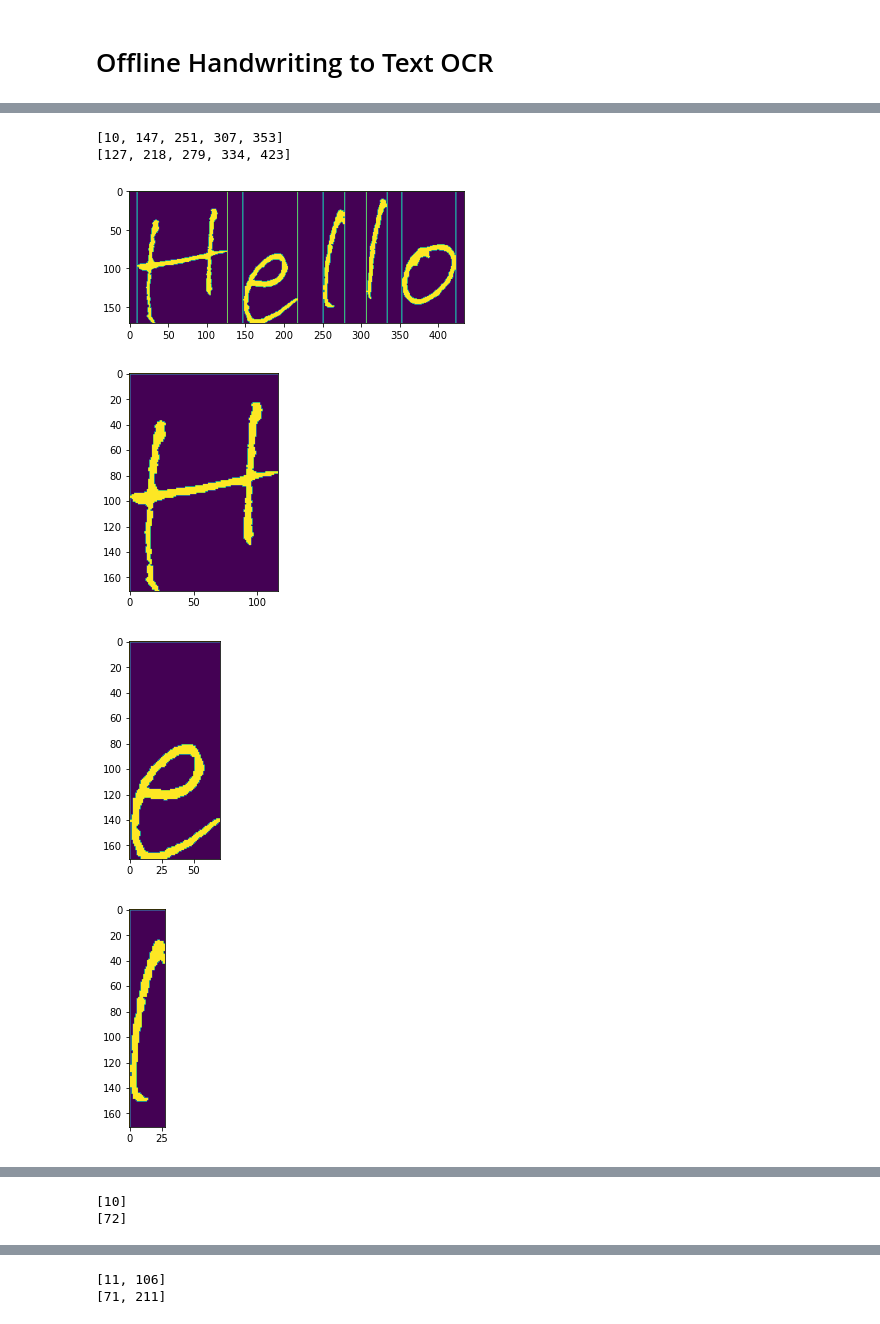
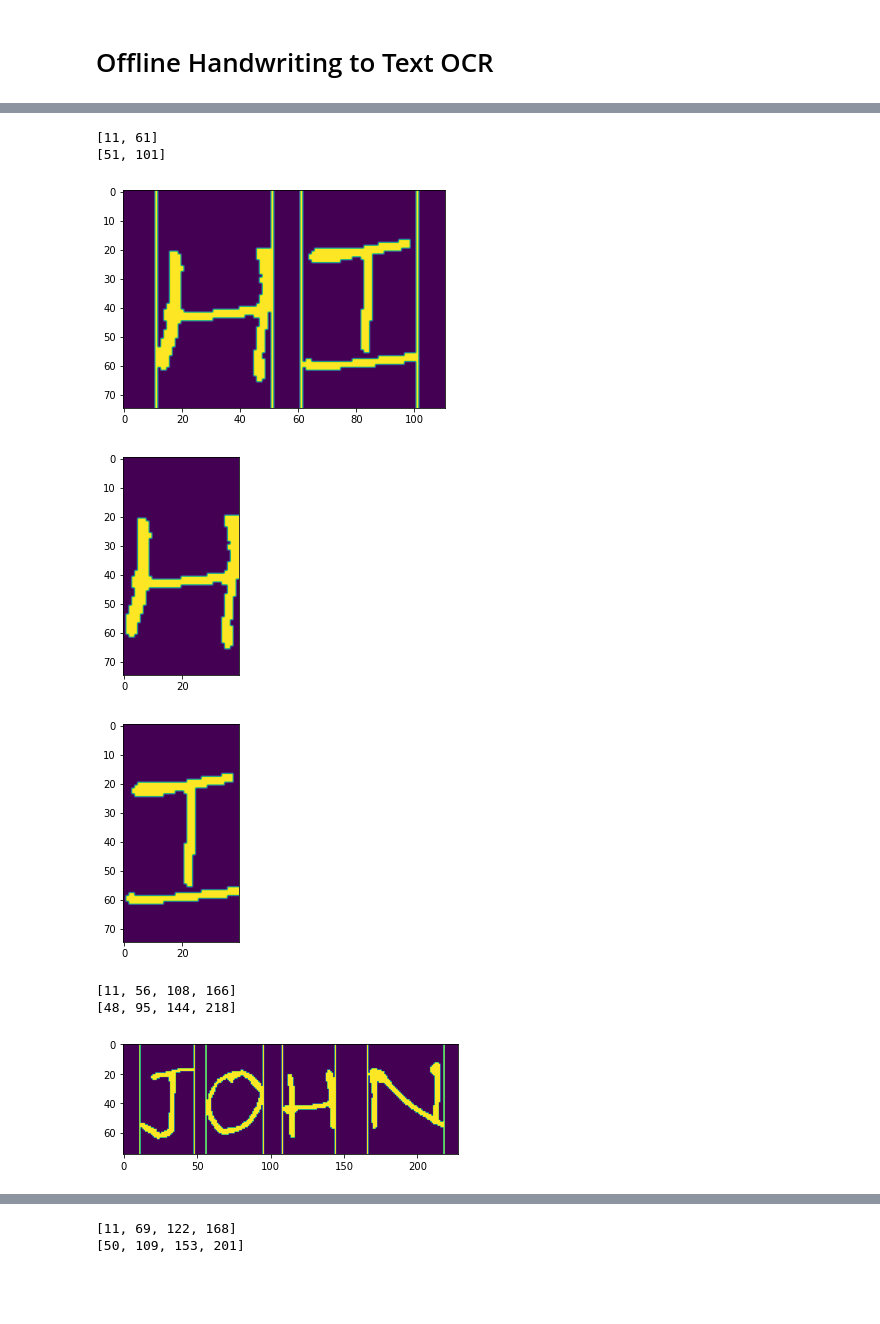
Before and after one commit to MdNaseerHussain/IVP-Term-Project-OCR, a Jupyter notebook: OCR.ipynb, the cells around one changed output, grey strips where cells are left out. Saved outputs shown, nothing was run; the diff lists cells and outputs as text; code cells hidden in the pictures; blank space fills up the shorter version.

```diff
--- a/OCR.ipynb
+++ b/OCR.ipynb
@@ -5,7 +5,7 @@ import cv2
 import matplotlib.pyplot as plt
 import numpy as np
 from math import inf
-image = cv2.imread('Sathvik_spaced.jpg')
+image = cv2.imread('Naush_Caps.jpg')
 # %%
 # Convert image to binary 0-1 image using Otsu's threshold
 gray = cv2.cvtColor(image, cv2.COLOR_BGR2GRAY)
@@ -154,8 +154,8 @@ for i in range(len(text_lines)):
     print(lefts)
     print(rights)
     # Draw the words
-    line = text_lines[i]
-    original_line = original_text_lines[i]
+    line = text_lines[i].copy()
+    original_line = original_text_lines[i].copy()
     for x in lefts:
         cv2.line(line, (x, 0), (x, H), (255, 255, 255), 1)
         cv2.line(original_line, (x, 0), (x, H), (255, 255, 255), 1)
@@ -203,37 +204,48 @@ for i in range(len(words)):
     lefts = [x for x in range(W-1) if hist[x]<=th and hist[x+1]>th]
     rights = [x for x in range(W-1) if hist[x]>th and hist[x+1]<=th]
     # Remove 0 from rights
     if rights[0] == 0:
         rights = rights[1:]
     # Merge characters that are less than 5 pixels apart
     idx = 1
     while idx < len(lefts):
         if lefts[idx] - rights[idx-1] < 5:
             lefts[idx] = 0
             rights[idx-1] = 0
         idx += 1
     lefts = [x for x in lefts if x != 0]
     rights = [x for x in rights if x != 0]
+    # Discard characters with less than 5 pixels wide
+    idx = 0
+    while idx < len(lefts):
+        if rights[idx] - lefts[idx] < 5:
+            lefts[idx] = 0
+            rights[idx] = 0
+        idx += 1
+    lefts = [x for x in lefts if x != 0]
+    rights = [x for x in rights if x != 0]
     print(lefts)
     print(rights)
     # Draw the characters
-    word = words[i]
+    word = words[i].copy()
     for x in lefts:
         cv2.line(word, (x, 0), (x, H), (255, 255, 255), 1)
     for x in rights:
         cv2.line(word, (x, 0), (x, H), (255, 0, 0), 1)
     plt.imshow(word)
     plt.show()
     # Extract the characters
     for j in range(len(lefts)):
         characters.append(words[i][0:H, lefts[j]:rights[j]])
         coloured_characters.append(coloured_words[i][0:H, lefts[j]:rights[j]])
         plt.imshow(characters[-1])
         plt.show()
 # %% [output]
-[10, 147, 251, 307, 353]
-[127, 218, 279, 334, 423]
+[11, 61]
+[51, 101]
-[figure, old version]
+[figure, new version]
-[figure, old version]
+[figure, new version]
-[figure, old version]
+[figure, new version]
+[11, 56, 108, 166]
+[48, 95, 144, 218]
-[figure, old version]
+[figure, new version]
@@ -242,2 +253,0 @@ for i in range(len(words)):
-[10]
-[72]
@@ -246,2 +256,2 @@ for i in range(len(words)):
-[11, 106]
-[71, 211]
+[11, 69, 122, 168]
+[50, 109, 153, 201]
```
Also changed, not shown: parts of 8 cells of this notebook, 3 other files.
